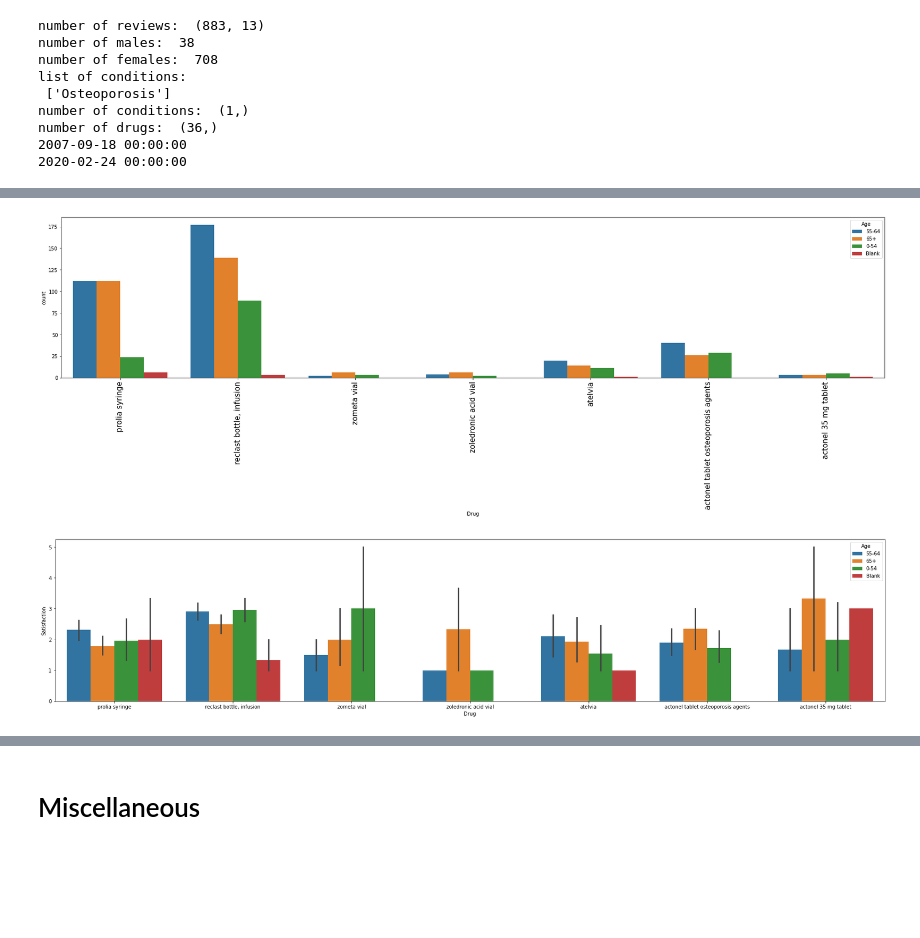
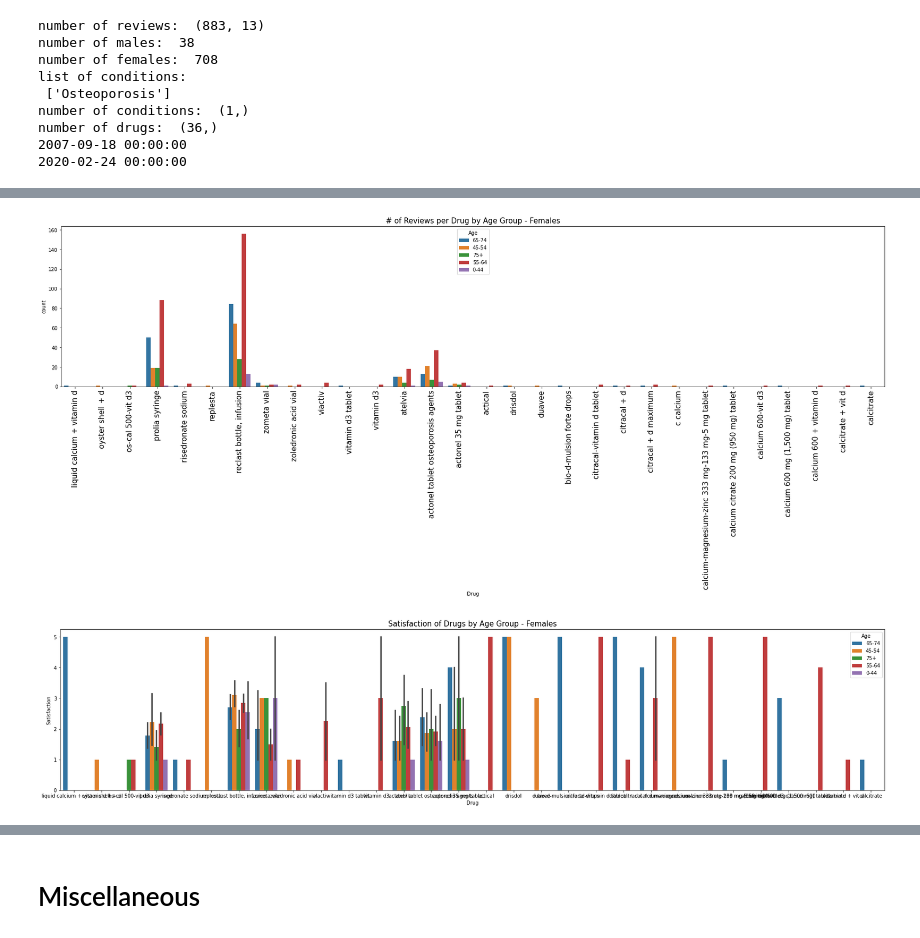
Before and after one commit to woonsupkim/DrugReview, a Jupyter notebook: EDA.ipynb, the cells around one changed output, grey strips where cells are left out. Saved outputs shown, nothing was run; the diff lists cells and outputs as text; code cells hidden in the pictures; blank space fills up the shorter version.

```diff
--- a/EDA.ipynb
+++ b/EDA.ipynb
@@ -29,0 +9,3 @@ memory usage: 213.7+ KB
+# %%
+df = df.loc[df['Condition'].str.contains("Osteoporosis", case=False)]
+df.info()
@@ -130,8 +133,3 @@ number of conditions:  (1,)
 number of drugs:  (36,)
 2007-09-18 00:00:00
 2020-02-24 00:00:00
-# %%
-#Recoding Age
-df_ost["Age"] = df_ost["Age"].replace(
-    ["25-34","45-54","65-74","75 or over","55-64","35-44","19-24","13-18","7-12", ""],
-    ["25-34","45-54", "65-74", "75+", "55-64", "35-44", "19-24", "13-18", "7-12", "Blank"])
@@ -144 +138,3 @@ See the caveats in the documentation: https://pandas.pydata.org/pandas-docs/stab
+# %%
+df_ost = df_ost[df_ost["Sex"] == "Female"]
 # %%
@@ -193,24 +198,25 @@ bin_age = []
 
 for age in df_ost['Age']:
     if age == '7-12':
-        bin_age.append('0-54')
+        bin_age.append('0-44')
     elif age == '13-18':
-        bin_age.append('0-54')
+        bin_age.append('0-44')
     elif age == '19-24':
-        bin_age.append('0-54')
+        bin_age.append('0-44')
     elif age == '25-34':
-        bin_age.append('0-54')
+        bin_age.append('0-44')
     elif age == '35-44':
-        bin_age.append('0-54')
+        bin_age.append('0-44')
     elif age == '45-54':
-        bin_age.append('0-54')
+        bin_age.append('45-54')
     elif age == '55-64':
         bin_age.append('55-64')
     elif age == '65-74':
-        bin_age.append('65+')
-    elif age == '75+':
-        bin_age.append('65+')
+        bin_age.append('65-74')
+    elif age == '75 or over':
+        bin_age.append('75+')
     else:
-        bin_age.append('Blank')
+        #Combine missing values into the most frequent bin
+        bin_age.append('55-64')
 
 df_ost['Age'] = bin_age
@@ -241,15 +235,16 @@ sns.barplot(x='Age', y = 'Satisfaction', data = df_ost[df_ost['Sex'] == 'Male'].
 # %%
 fig, ax = plt.subplots()
 fig.set_size_inches(30,6)
+plt.title('# of Reviews per Drug by Age Group - Females', fontsize = 15)
 sns_count = sns.countplot(x = 'Drug', hue = 'Age', data = df_ost)
 plt.setp(sns_count.get_xticklabels(), rotation=90, fontsize = 15);
 # %% [output]
-[figure, old version]
+[figure, new version]
 # %%
 fig, ax = plt.subplots()
 fig.set_size_inches(30,6)
+plt.title('Satisfaction of Drugs by Age Group - Females', fontsize = 15)
 sns_bar = sns.barplot(x = 'Drug', y = 'Satisfaction', hue = 'Age', data = df_ost)
-#sns_bar = sns.barplot(x='Drug', y = 'Satisfaction', hue = 'Age', data = df_ost_female_45)
 plt.setp(sns_count.get_xticklabels(), rotation=90, fontsize = 15);
 # %% [output]
-[figure, old version]
+[figure, new version]
```
Also changed, not shown: parts of 35 cells of this notebook, 2 other files.
